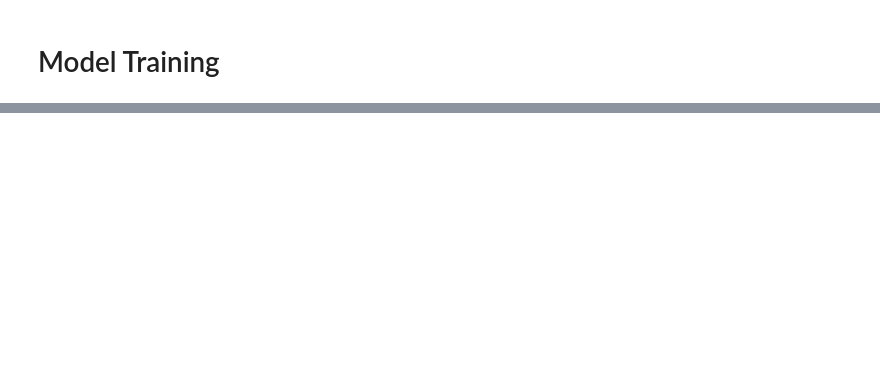
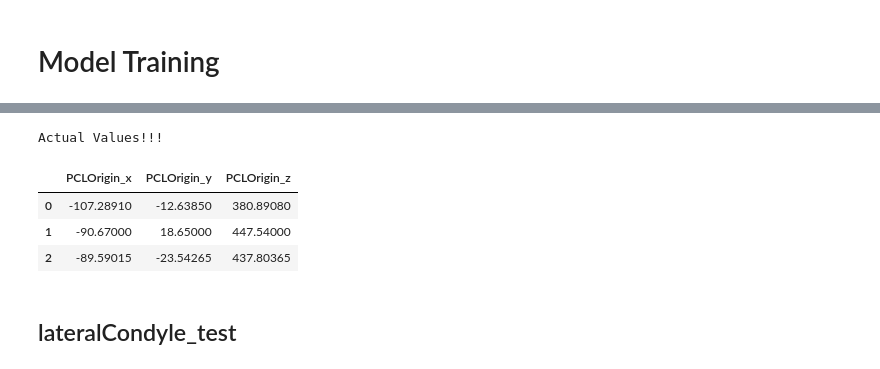
Before and after one commit to raminrafi/Regression-Model---Detection-of-Landmarks-on-Knee-Joints-Using-CSV-Data, a Jupyter notebook: Regression-csv.ipynb, the cells around one changed output, grey strips where cells are left out. Cells and saved outputs as stored; diff of their text form; code cells hidden in the pictures; blank space fills up the shorter version.

```diff
--- a/Regression-csv.ipynb
+++ b/Regression-csv.ipynb
@@ -226,0 +256,19 @@ predictions_x, predictions_y, predictions_z
+# %%
+# transforming test dataset for prediction
+new_known_landmarks = []
+for item in df_x.columns:
+    new_known_landmarks.append(item + "_x")
+    new_known_landmarks.append(item+"_y")
+    new_known_landmarks.append(item+"_z")
+
+new_df = []
+for i in range(0, len(df_x), 3):
+    row = []
+    temp = df_x.iloc(0)
+    for item in known_landmarks:
+        row.append(temp[i][item])
+        row.append(temp[i+1][item])
+        row.append(temp[i+2][item])
+    new_df.append(row)
+new_df_x = pd.DataFrame(new_df)
+new_df_x.columns = new_known_landmarks
@@ -226,0 +317,11 @@ predictions_x, predictions_y, predictions_z
+# %%
+print("\nActual Values!!!")
+new_df_y[["PCLOrigin_x", "PCLOrigin_y", "PCLOrigin_z"]]
+# %% [output]
+Actual Values!!!
+|  | PCLOrigin_x | PCLOrigin_y | PCLOrigin_z |
+| 0 | -107.28910 | -12.63850 | 380.89080 |
+| 1 | -90.67000 | 18.65000 | 447.54000 |
+| 2 | -89.59015 | -23.54265 | 437.80365 |
+# %% [markdown]
+## lateralCondyle_test
```
Also changed, not shown: parts of 44 cells of this notebook, 4 other files.
